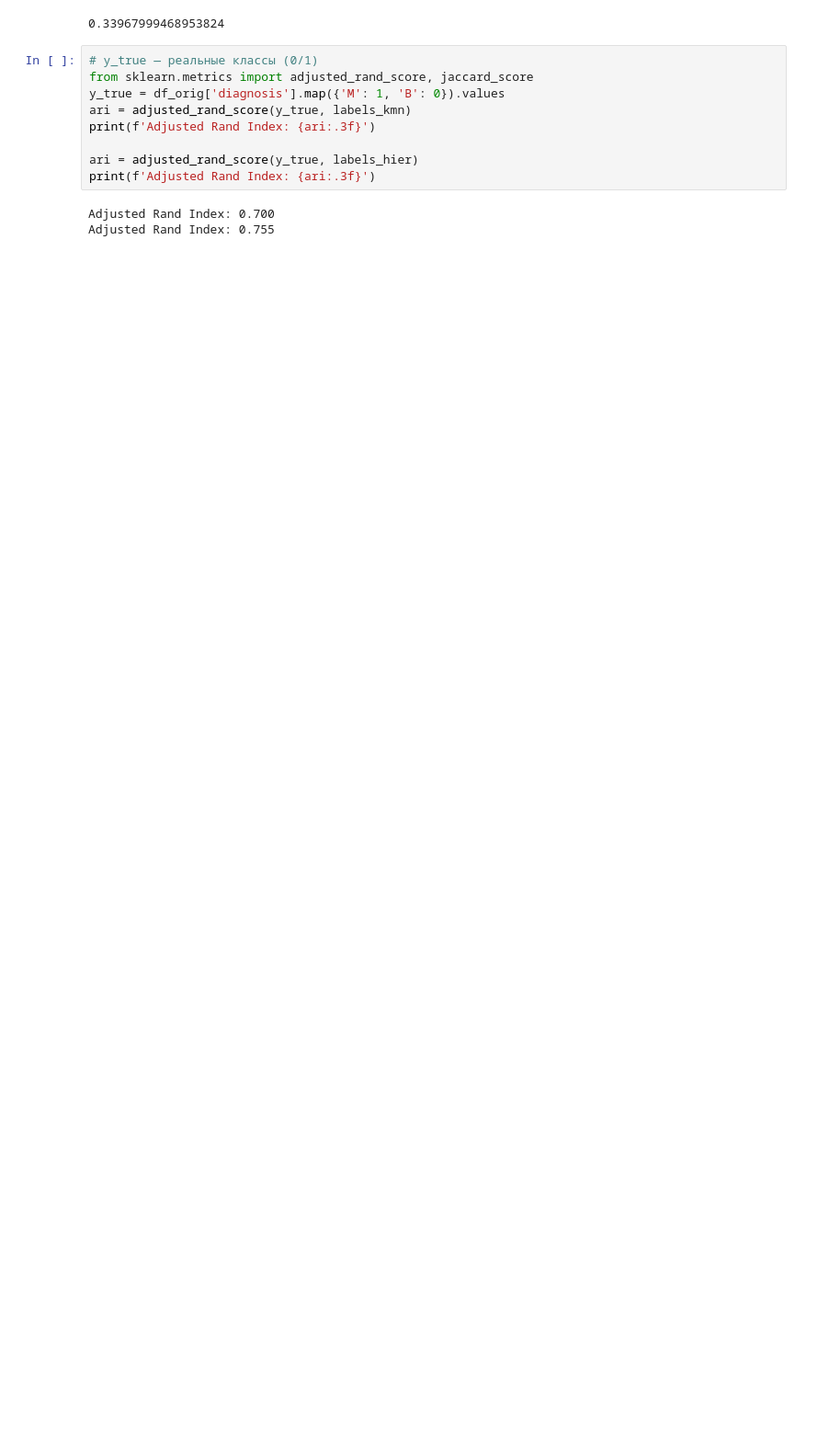
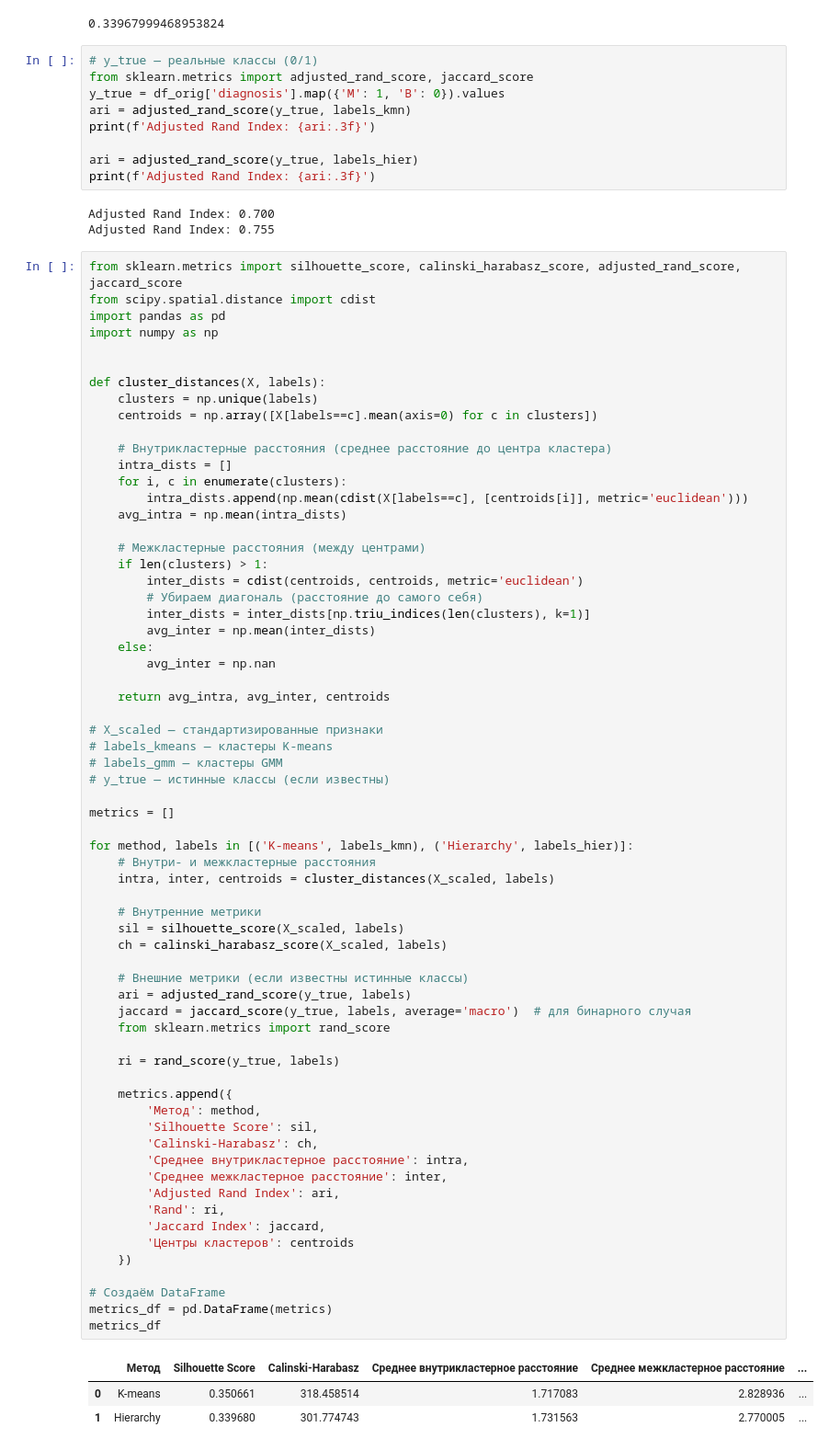
Before and after one commit to alino4ka554/L4_AISystems, a Jupyter notebook: clustering.ipynb, the cells around one changed output. Shown at 92% size. Saved outputs shown, nothing was run; the diff lists cells and outputs as text; blank space fills up the shorter version.

```diff
--- a/clustering.ipynb
+++ b/clustering.ipynb
@@ -331,3 +331,72 @@ print(f'Adjusted Rand Index: {ari:.3f}')
 # %% [output]
 Adjusted Rand Index: 0.700
 Adjusted Rand Index: 0.755
+# %%
+from sklearn.metrics import silhouette_score, calinski_harabasz_score, adjusted_rand_score, jaccard_score
+from scipy.spatial.distance import cdist
+import pandas as pd
+import numpy as np
+
+
+def cluster_distances(X, labels):
+    clusters = np.unique(labels)
+    centroids = np.array([X[labels==c].mean(axis=0) for c in clusters])
+
+    # Внутрикластерные расстояния (среднее расстояние до центра кластера)
+    intra_dists = []
+    for i, c in enumerate(clusters):
+        intra_dists.append(np.mean(cdist(X[labels==c], [centroids[i]], metric='euclidean')))
+    avg_intra = np.mean(intra_dists)
+
+    # Межкластерные расстояния (между центрами)
+    if len(clusters) > 1:
+        inter_dists = cdist(centroids, centroids, metric='euclidean')
+        # Убираем диагональ (расстояние до самого себя)
+        inter_dists = inter_dists[np.triu_indices(len(clusters), k=1)]
+        avg_inter = np.mean(inter_dists)
+    else:
+        avg_inter = np.nan
+
+    return avg_intra, avg_inter, centroids
+
+# X_scaled — стандартизированные признаки
+# labels_kmeans — кластеры K-means
+# labels_gmm — кластеры GMM
+# y_true — истинные классы (если известны)
+
+metrics = []
+
+for method, labels in [('K-means', labels_kmn), ('Hierarchy', labels_hier)]:
+    # Внутри- и межкластерные расстояния
+    intra, inter, centroids = cluster_distances(X_scaled, labels)
+
+    # Внутренние метрики
+    sil = silhouette_score(X_scaled, labels)
+    ch = calinski_harabasz_score(X_scaled, labels)
+
+    # Внешние метрики (если известны истинные классы)
+    ari = adjusted_rand_score(y_true, labels)
+    jaccard = jaccard_score(y_true, labels, average='macro')  # для бинарного случая
+    from sklearn.metrics import rand_score
+
+    ri = rand_score(y_true, labels)
+
+    metrics.append({
+        'Метод': method,
+        'Silhouette Score': sil,
+        'Calinski-Harabasz': ch,
+        'Среднее внутрикластерное расстояние': intra,
+        'Среднее межкластерное расстояние': inter,
+        'Adjusted Rand Index': ari,
+        'Rand': ri,
+        'Jaccard Index': jaccard,
+        'Центры кластеров': centroids
+    })
+
+# Создаём DataFrame
+metrics_df = pd.DataFrame(metrics)
+metrics_df
+# %% [output]
+|  | Метод | Silhouette Score | Calinski-Harabasz | Среднее внутрикластерное расстояние | Среднее межкластерное расстояние | ... |
+| 0 | K-means | 0.350661 | 318.458514 | 1.717083 | 2.828936 | ... |
+| 1 | Hierarchy | 0.339680 | 301.774743 | 1.731563 | 2.770005 | ... |
```
Also changed, not shown: parts of 1 cell of this notebook.
